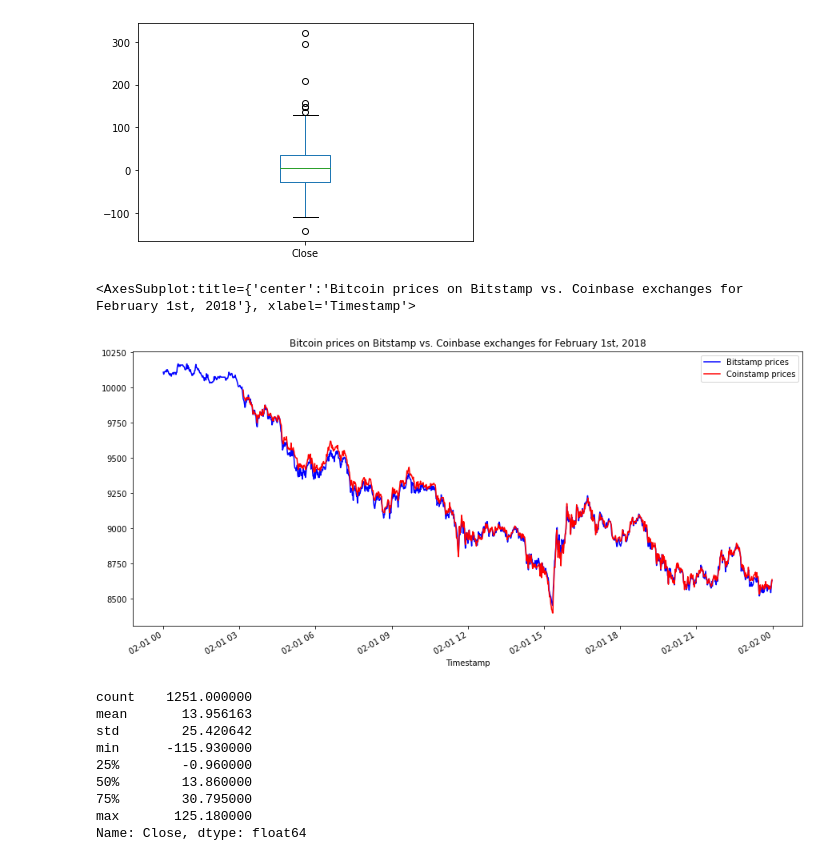
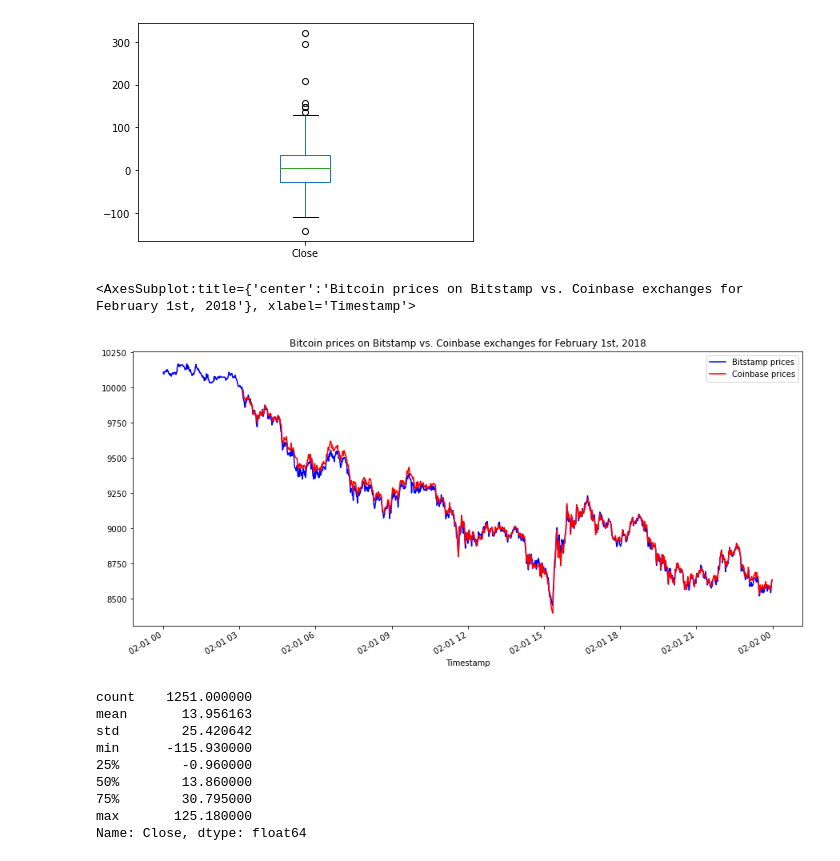
Before and after one commit to sjufan84/crypto_arbitrage-school-project-, a Jupyter notebook: crypto_arbitrage.ipynb, the cells around one changed output. Saved outputs shown, nothing was run; the diff lists cells and outputs as text; code cells hidden in the pictures.

```diff
--- a/crypto_arbitrage.ipynb
+++ b/crypto_arbitrage.ipynb
@@ -392,14 +392,14 @@ arbitrage_spread_early.plot(kind = 'box')
 # %%
 # Create an overlay plot that visualizes the two dataframes over a period of one day from the middle of the dataset.
 # Be sure that the plots include the parameters `legend`, `figsize`, `title`, `color` and `label`
 bitstamp_sliced.loc['2018-02-01' : '2018-02-01'].plot(legend = True, figsize = (15,7),
                         title = 'Bitcoin prices on Bitstamp vs. Coinbase exchanges for February 1st, 2018',
                         color = 'blue', label = 'Bitstamp prices')
 coinbase_sliced.loc['2018-02-01' : '2018-02-01'].plot(legend = True, figsize = (15,7),
-                        color = 'red', label = 'Coinstamp prices')
+                        color = 'red', label = 'Coinbase prices')
 # %% [output]
 <AxesSubplot:title={'center':'Bitcoin prices on Bitstamp vs. Coinbase exchanges for February 1st, 2018'}, xlabel='Timestamp'>
-[figure, old version]
+[figure, new version]
 # %%
 # Using the date in the middle that you have selected, calculate the arbitrage spread
 # by subtracting the bitstamp lower closing prices from the coinbase higher closing prices
```
Also changed, not shown: parts of 3 cells of this notebook.
